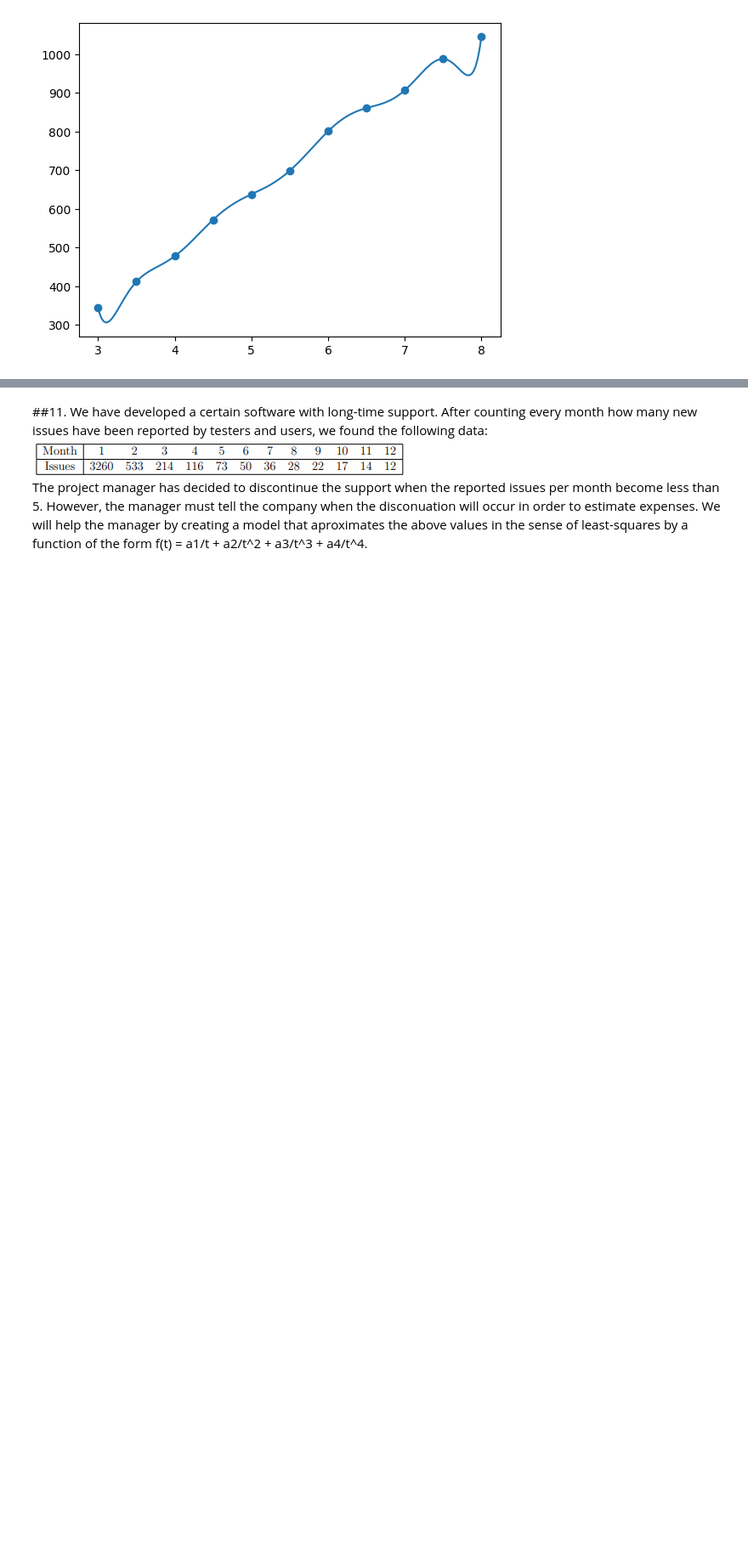
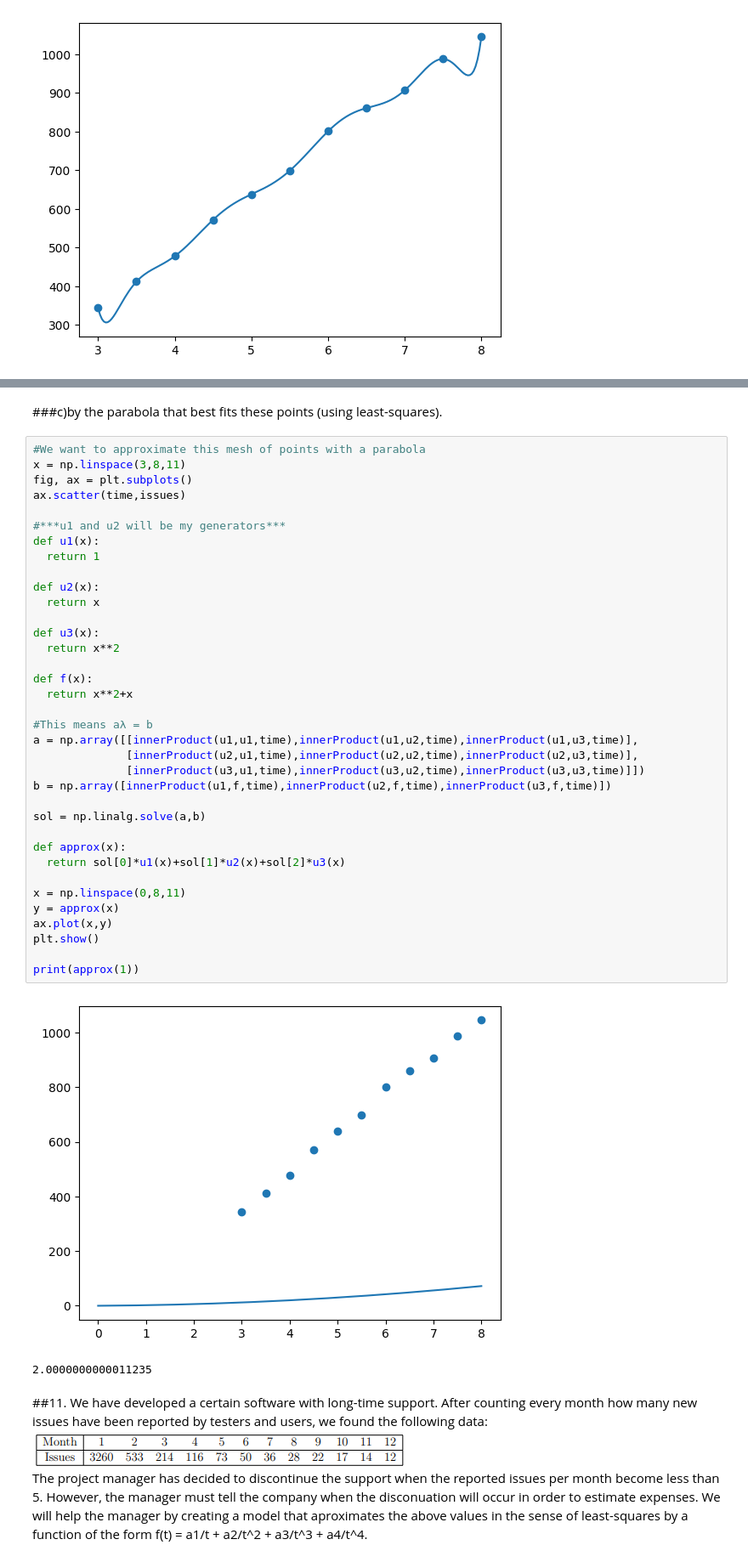
Before and after one commit to jcv00036/amn_p, a Jupyter notebook: Handout_3_Juan_Carrasco_Vico.ipynb, the cells around one changed output, grey strips where cells are left out. Shown at 85% size. Saved outputs shown, nothing was run; the diff lists cells and outputs as text; blank space fills up the shorter version.

```diff
--- a/Handout_3_Juan_Carrasco_Vico.ipynb
+++ b/Handout_3_Juan_Carrasco_Vico.ipynb
@@ -1013,3 +1086,44 @@ plt.show()
+# %% [markdown]
+###c)by the parabola that best fits these points (using least-squares).
+# %%
+#We want to approximate this mesh of points with a parabola
+x = np.linspace(3,8,11)
+fig, ax = plt.subplots()
+ax.scatter(time,issues)
+
+#***u1 and u2 will be my generators***
+def u1(x):
+  return 1
+
+def u2(x):
+  return x
+
+def u3(x):
+  return x**2
+
+def f(x):
+  return x**2+x
+
+#This means aλ = b
+a = np.array([[innerProduct(u1,u1,time),innerProduct(u1,u2,time),innerProduct(u1,u3,time)],
+              [innerProduct(u2,u1,time),innerProduct(u2,u2,time),innerProduct(u2,u3,time)],
+              [innerProduct(u3,u1,time),innerProduct(u3,u2,time),innerProduct(u3,u3,time)]])
+b = np.array([innerProduct(u1,f,time),innerProduct(u2,f,time),innerProduct(u3,f,time)])
+
+sol = np.linalg.solve(a,b)
+
+def approx(x):
+  return sol[0]*u1(x)+sol[1]*u2(x)+sol[2]*u3(x)
+
+x = np.linspace(0,8,11)
+y = approx(x)
+ax.plot(x,y)
+plt.show()
+
+print(approx(1))
+# %% [output]
+[figure, added]
+2.0000000000011235
 # %% [markdown]
 ##11. We have developed a certain software with long-time support. After counting every month how many new issues have been reported by testers and users, we found the following data:<br>![image.png](embedded-picture-1)<br>The project manager has decided to discontinue the support when the reported issues per month become less than 5. However, the manager must tell the company when the disconuation will occur in order to estimate expenses. We will help the manager by creating a model that aproximates the above values in the sense of least-squares by a function of the form f(t) = a1/t + a2/t^2 + a3/t^3 + a4/t^4.
 # %%
```
Also changed, not shown: parts of 8 cells of this notebook.
